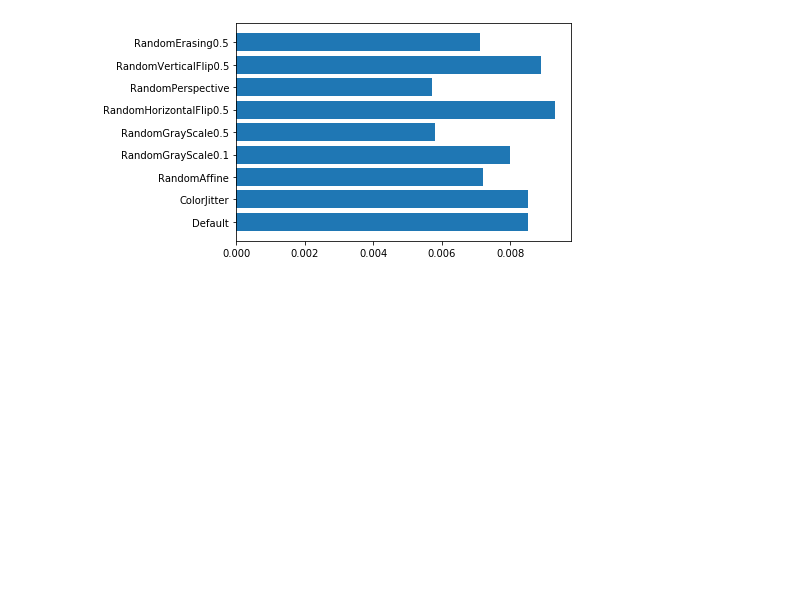
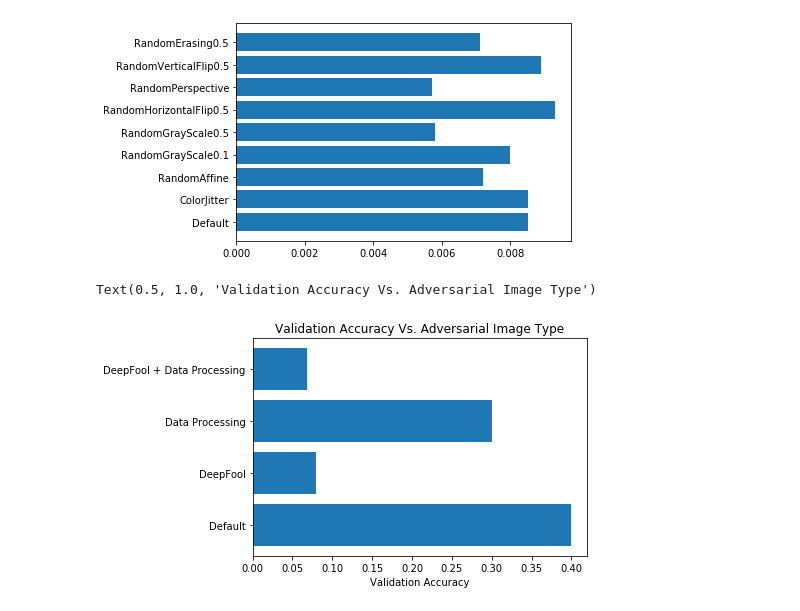
Before and after one commit to ahadrauf2020/yolo9000, a Jupyter notebook: practice.ipynb, the cells around one changed output. Saved outputs shown, nothing was run; the diff lists cells and outputs as text; code cells hidden in the pictures; blank space fills up the shorter version.

```diff
--- a/practice.ipynb
+++ b/practice.ipynb
@@ -554,3 +554,11 @@ fig, ax = plt.subplots()
 bar_acc = ax.barh(methods, accuracies)
 # %% [output]
 [figure]
+# %%
+fig, ax = plt.subplots()
+bar_acc = ax.barh(["Default", "DeepFool", "Data Processing", "DeepFool + Data Processing"], [0.4, 0.4*0.2, 0.4*0.75, 0.4*0.2*0.85])
+ax.set_xlabel("Validation Accuracy")
+ax.set_title("Validation Accuracy Vs. Adversarial Image Type")
+# %% [output]
+Text(0.5, 1.0, 'Validation Accuracy Vs. Adversarial Image Type')
+[figure, added]
```
Also changed, not shown: parts of 3 cells of this notebook, 8 other files.
